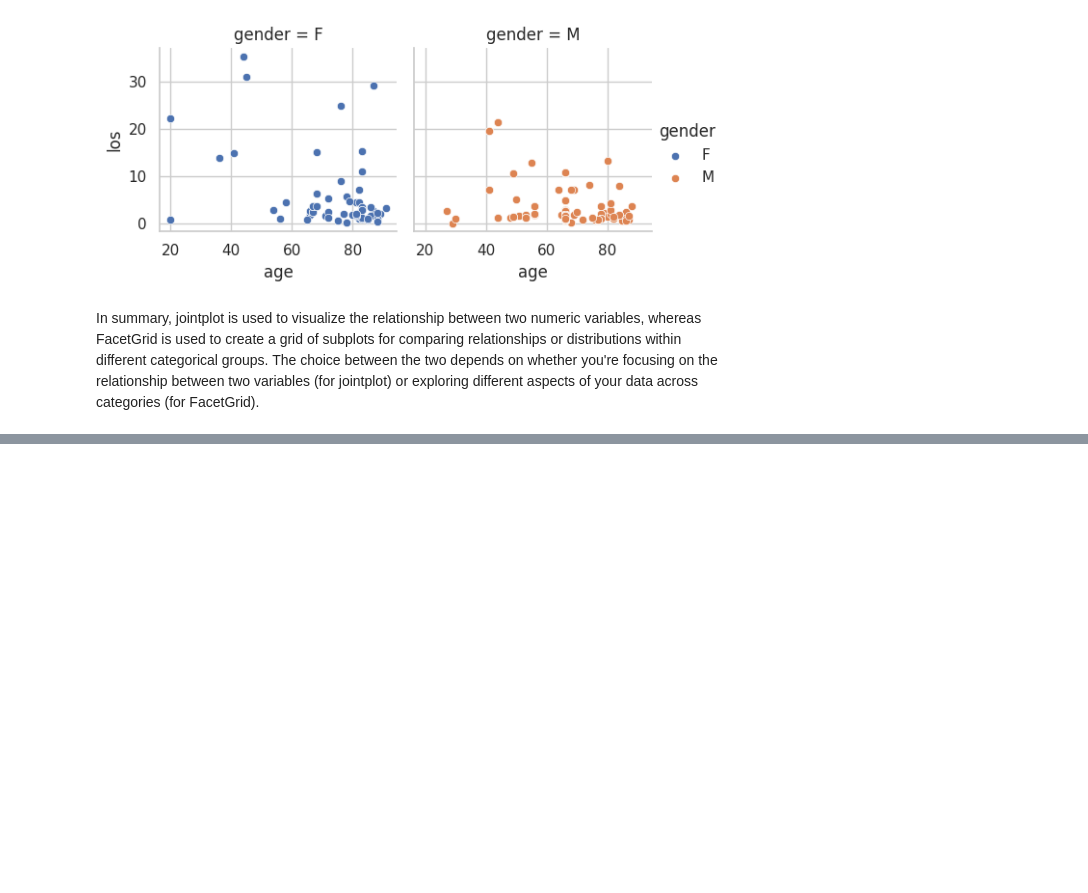
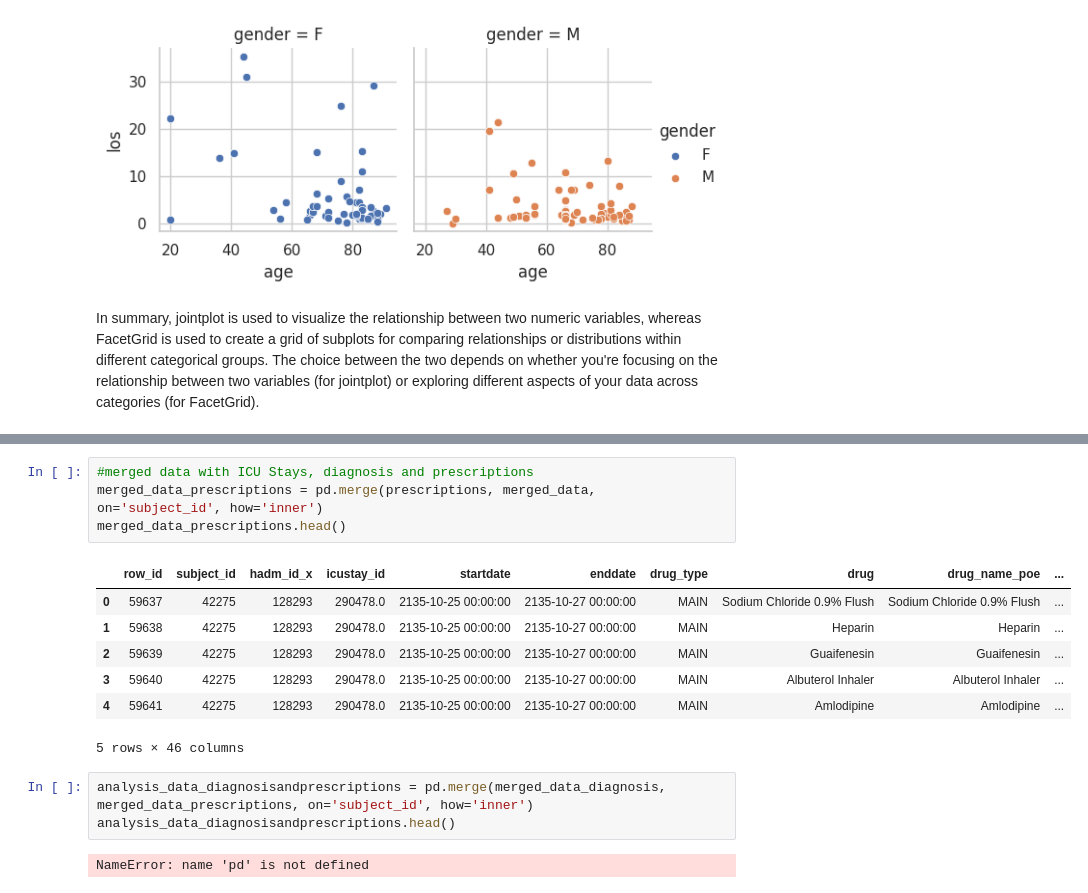
Before and after one commit to mohsinimam/AIinHealth, a Jupyter notebook: MohsinVisualizationHW.ipynb, the cells around one changed output, grey strips where cells are left out. Drawn from its saved outputs; the diff is of its cells as text; blank space fills up the shorter version.

```diff
--- a/MohsinVisualizationHW.ipynb
+++ b/MohsinVisualizationHW.ipynb
@@ -629,0 +817,17 @@ In summary, jointplot is used to visualize the relationship between two numeric
+# %%
+#merged data with ICU Stays, diagnosis and prescriptions
+merged_data_prescriptions = pd.merge(prescriptions, merged_data, on='subject_id', how='inner')
+merged_data_prescriptions.head()
+# %% [output]
+|  | row_id | subject_id | hadm_id_x | icustay_id | startdate | enddate | drug_type | drug | drug_name_poe | ... |
+| 0 | 59637 | 42275 | 128293 | 290478.0 | 2135-10-25 00:00:00 | 2135-10-27 00:00:00 | MAIN | Sodium Chloride 0.9% Flush | Sodium Chloride 0.9% Flush | ... |
+| 1 | 59638 | 42275 | 128293 | 290478.0 | 2135-10-25 00:00:00 | 2135-10-27 00:00:00 | MAIN | Heparin | Heparin | ... |
+| 2 | 59639 | 42275 | 128293 | 290478.0 | 2135-10-25 00:00:00 | 2135-10-27 00:00:00 | MAIN | Guaifenesin | Guaifenesin | ... |
+| 3 | 59640 | 42275 | 128293 | 290478.0 | 2135-10-25 00:00:00 | 2135-10-27 00:00:00 | MAIN | Albuterol Inhaler | Albuterol Inhaler | ... |
+| 4 | 59641 | 42275 | 128293 | 290478.0 | 2135-10-25 00:00:00 | 2135-10-27 00:00:00 | MAIN | Amlodipine | Amlodipine | ... |
+5 rows × 46 columns
+# %%
+analysis_data_diagnosisandprescriptions = pd.merge(merged_data_diagnosis, merged_data_prescriptions, on='subject_id', how='inner')
+analysis_data_diagnosisandprescriptions.head()
+# %% [output]
+NameError: name 'pd' is not defined
```
Also changed, not shown: parts of 17 cells of this notebook.
